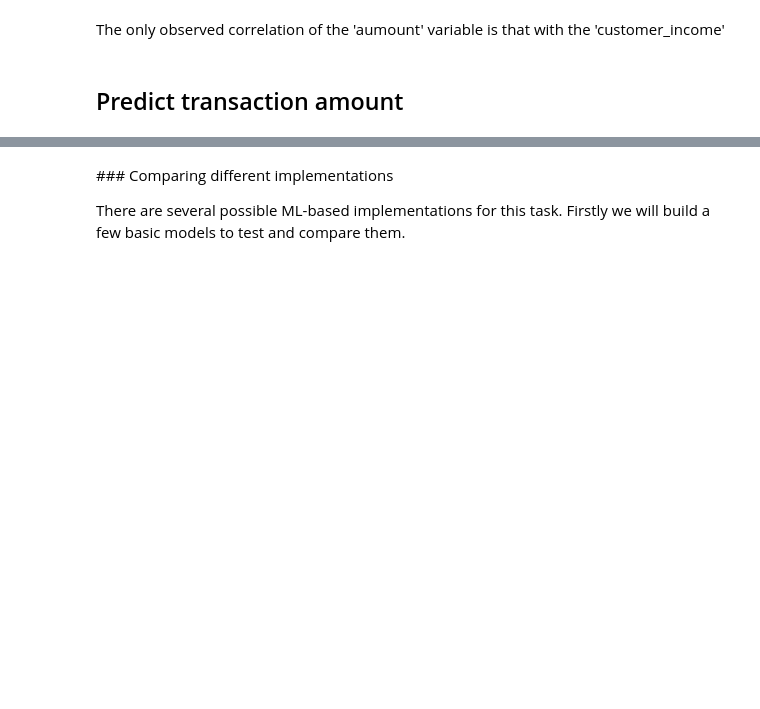
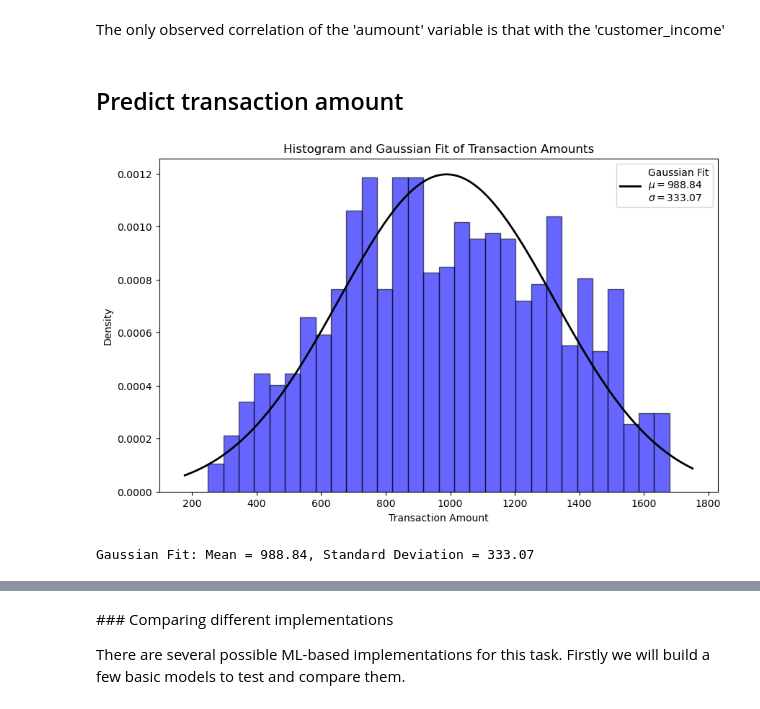
Before and after one commit to MartinezAgullo/TechChallenge_VGS, a Jupyter notebook: Notebook/Prueba_VSG.ipynb, the cells around one changed output, grey strips where cells are left out. Cells and saved outputs as stored; diff of their text form; code cells hidden in the pictures; blank space fills up the shorter version.

```diff
--- a/Notebook/Prueba_VSG.ipynb
+++ b/Notebook/Prueba_VSG.ipynb
@@ -801,3 +977,27 @@ if False:
 The only observed correlation of the 'aumount' variable is that with the 'customer_income'
 # %% [markdown]
 ## Predict transaction amount
+# %%
+# Test :: FIT TO GAUSSIAN
+amounts = df_clean['amount'].dropna()
+plt.figure(figsize=(10, 6))
+count, bins, ignored = plt.hist(amounts, bins=30, edgecolor='black', density=True, alpha=0.6, color='b')
+
+mu, std = norm.fit(amounts)
+
+xmin, xmax = plt.xlim()
+x = np.linspace(xmin, xmax, 100)
+p = norm.pdf(x, mu, std)
+plt.plot(x, p, 'k', linewidth=2, label=f'Gaussian Fit\n$\mu={mu:.2f}$\n$\sigma={std:.2f}$')
+
+plt.title('Histogram and Gaussian Fit of Transaction Amounts')
+plt.xlabel('Transaction Amount')
+plt.ylabel('Density')
+plt.legend()
+
+plt.show()
+
+print(f"Gaussian Fit: Mean = {mu:.2f}, Standard Deviation = {std:.2f}")
+# %% [output]
+[figure, added]
+Gaussian Fit: Mean = 988.84, Standard Deviation = 333.07
```
Also changed, not shown: parts of 13 cells of this notebook, 3 other files.
